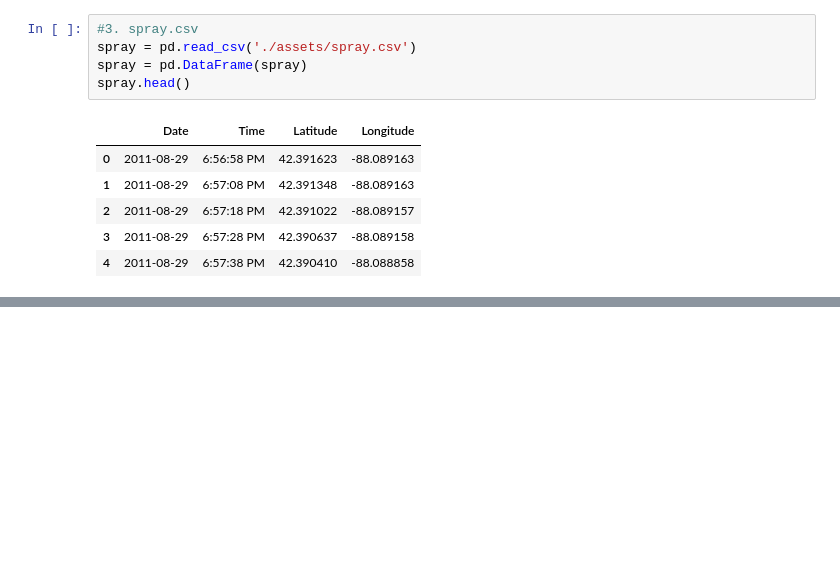
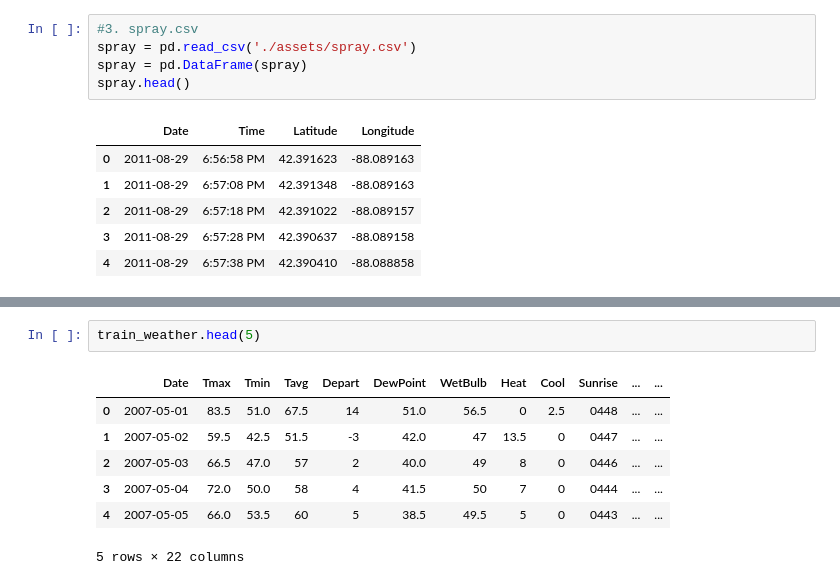
Before and after one commit to helencai62/CDC_WNV_project, a Jupyter notebook: datasets.ipynb, the cells around one changed output, grey strips where cells are left out. Drawn from its saved outputs; the diff is of its cells as text; blank space fills up the shorter version.

```diff
--- a/datasets.ipynb
+++ b/datasets.ipynb
@@ -53,0 +306,10 @@ weather.head()
+# %%
+train_weather.head(5)
+# %% [output]
+|  | Date | Tmax | Tmin | Tavg | Depart | DewPoint | WetBulb | Heat | Cool | Sunrise | ... | ... |
+| 0 | 2007-05-01 | 83.5 | 51.0 | 67.5 | 14 | 51.0 | 56.5 | 0 | 2.5 | 0448 | ... | ... |
+| 1 | 2007-05-02 | 59.5 | 42.5 | 51.5 | -3 | 42.0 | 47 | 13.5 | 0 | 0447 | ... | ... |
+| 2 | 2007-05-03 | 66.5 | 47.0 | 57 | 2 | 40.0 | 49 | 8 | 0 | 0446 | ... | ... |
+| 3 | 2007-05-04 | 72.0 | 50.0 | 58 | 4 | 41.5 | 50 | 7 | 0 | 0444 | ... | ... |
+| 4 | 2007-05-05 | 66.0 | 53.5 | 60 | 5 | 38.5 | 49.5 | 5 | 0 | 0443 | ... | ... |
+5 rows × 22 columns
```
Also changed, not shown: parts of 27 cells of this notebook, 3 other files.
